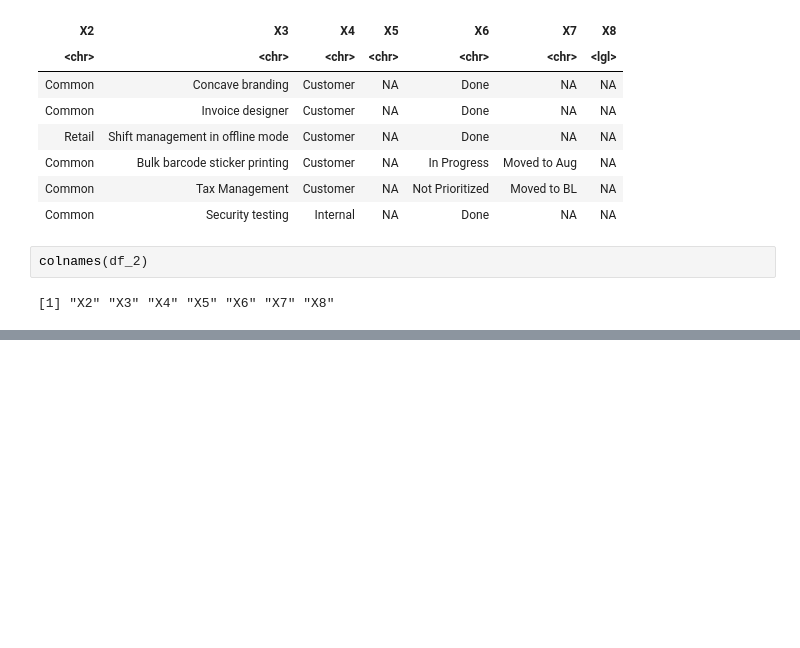
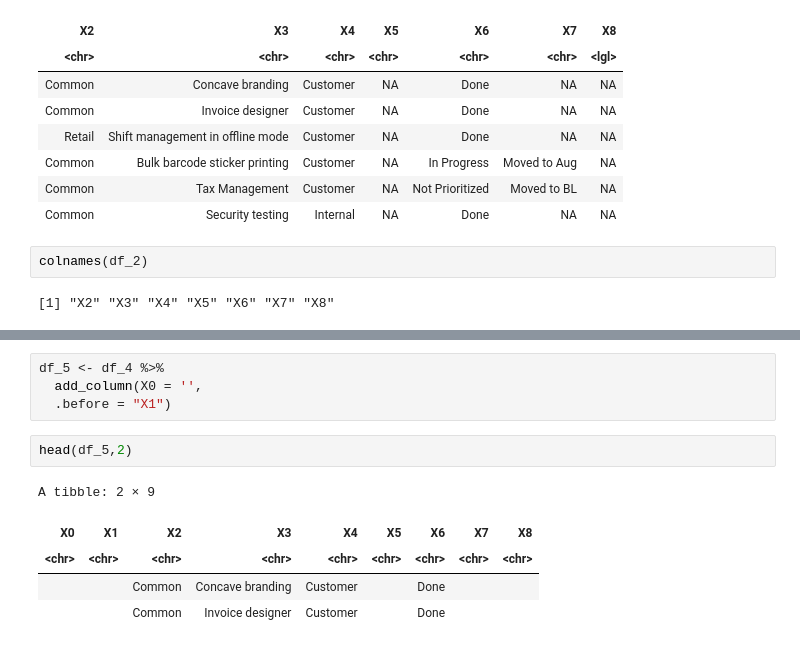
Before and after one commit to patternproject/r.sb.roadmapConvertPipe, a Jupyter notebook: v_0_1.ipynb, the cells around one changed output, grey strips where cells are left out. Drawn from its saved outputs; the diff is of its cells as text; blank space fills up the shorter version.

```diff
--- a/v_0_1.ipynb
+++ b/v_0_1.ipynb
@@ -64,0 +137,12 @@ df_2 %>% replace_na(list(
+# %%
+df_5 <- df_4 %>%
+  add_column(X0 = '',
+  .before = "X1")
+# %%
+head(df_5,2)
+# %% [output]
+A tibble: 2 × 9
+| X0 | X1 | X2 | X3 | X4 | X5 | X6 | X7 | X8 |
+| <chr> | <chr> | <chr> | <chr> | <chr> | <chr> | <chr> | <chr> | <chr> |
+|  |  | Common | Concave branding | Customer |  | Done |  |  |
+|  |  | Common | Invoice designer | Customer |  | Done |  |  |
```
Also changed, not shown: parts of 7 cells of this notebook.
